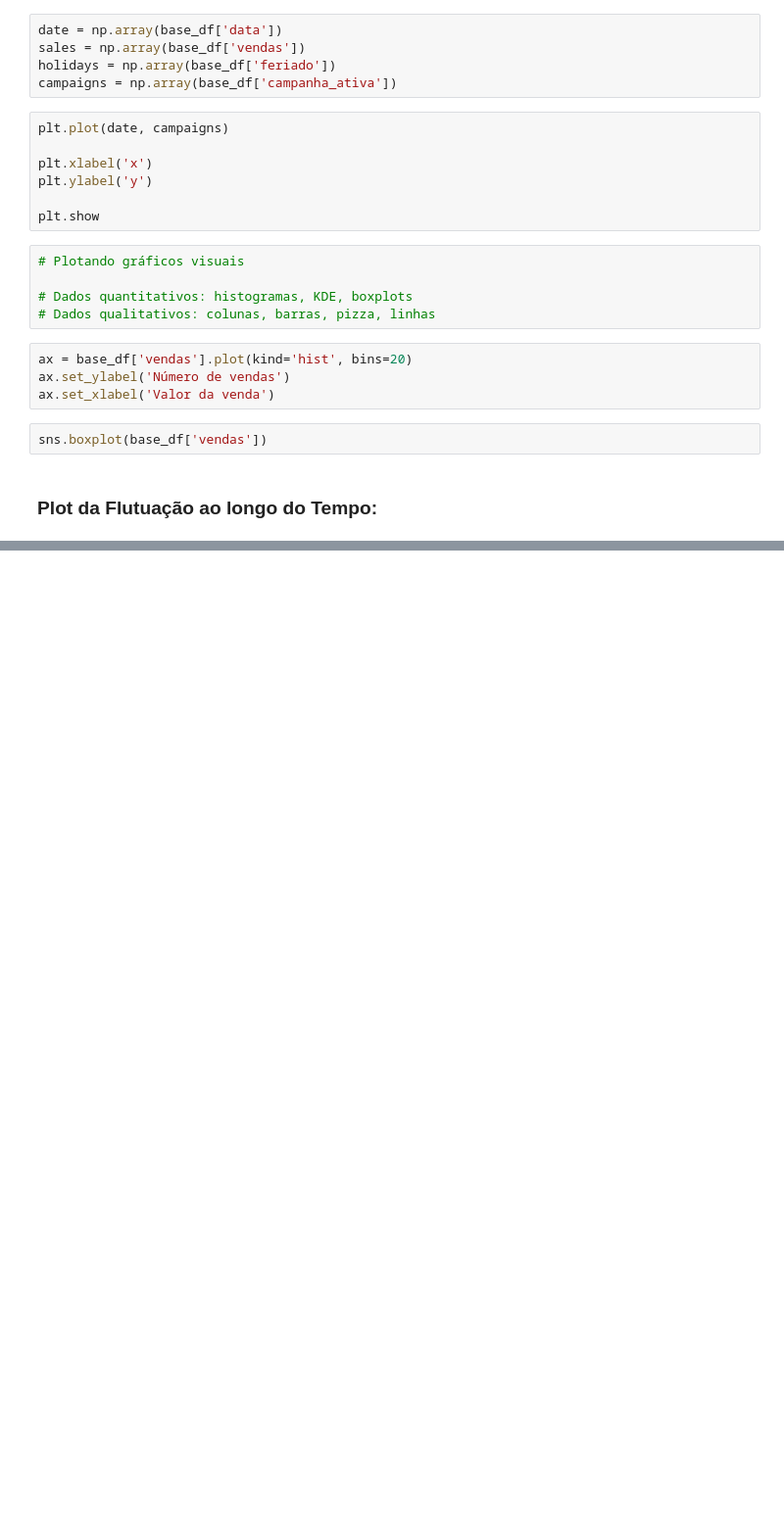
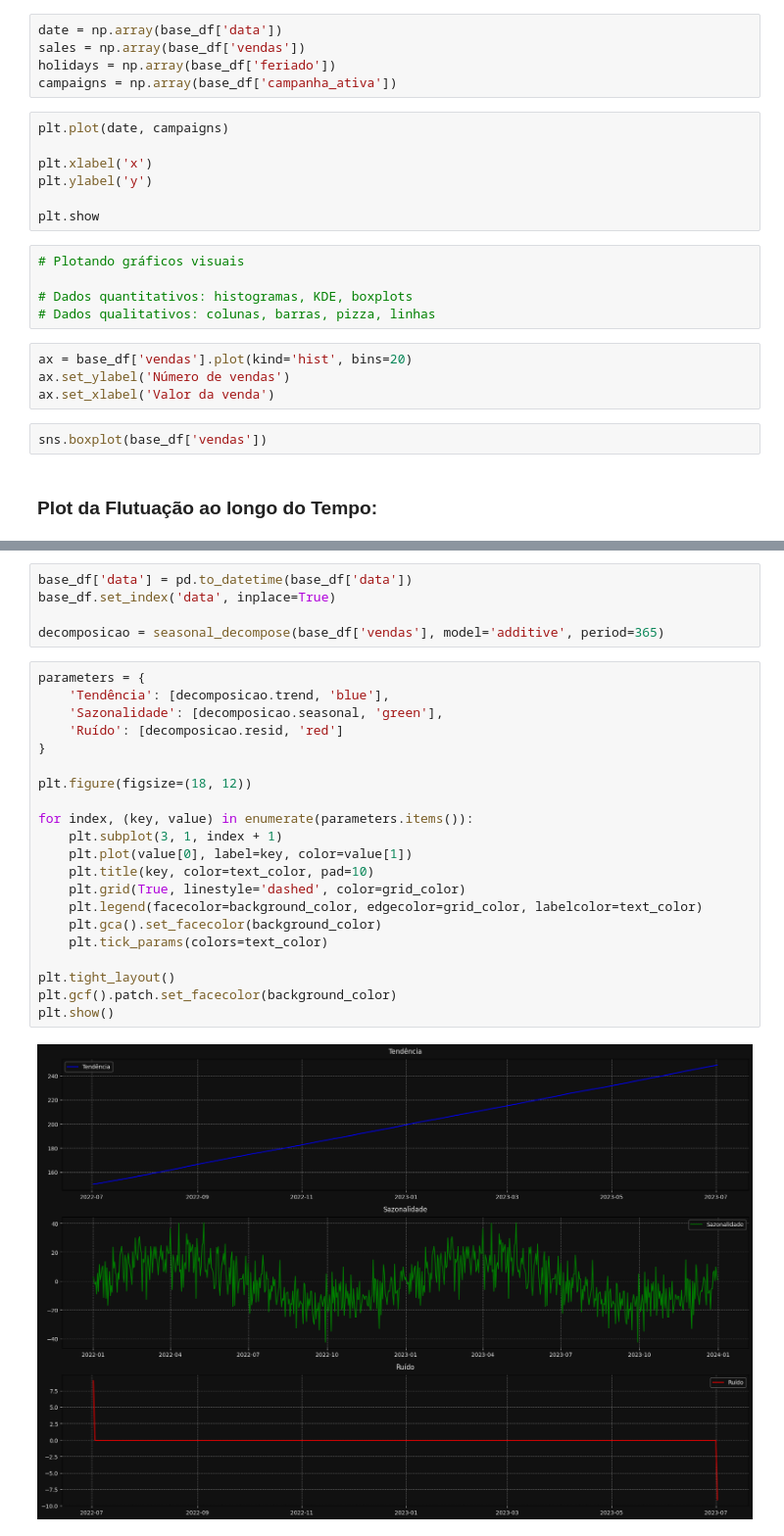
Before and after one commit to felpzreiz/quero-data-team-training, a Jupyter notebook: temporal-series-analysis/temporial_series.ipynb, the cells around one changed output, grey strips where cells are left out. Shown: that part at 98% size. Saved outputs shown, nothing was run; the diff lists cells and outputs as text; blank space fills up the shorter version.

```diff
--- a/temporal-series-analysis/temporial_series.ipynb
+++ b/temporal-series-analysis/temporial_series.ipynb
@@ -90,0 +112,28 @@ plt.gcf().patch.set_facecolor(background_color)
+# %%
+base_df['data'] = pd.to_datetime(base_df['data'])
+base_df.set_index('data', inplace=True)
+
+decomposicao = seasonal_decompose(base_df['vendas'], model='additive', period=365)
+# %%
+parameters = {
+    'Tendência': [decomposicao.trend, 'blue'],
+    'Sazonalidade': [decomposicao.seasonal, 'green'],
+    'Ruído': [decomposicao.resid, 'red']
+}
+
+plt.figure(figsize=(18, 12))
+
+for index, (key, value) in enumerate(parameters.items()):
+    plt.subplot(3, 1, index + 1)
+    plt.plot(value[0], label=key, color=value[1])
+    plt.title(key, color=text_color, pad=10)
+    plt.grid(True, linestyle='dashed', color=grid_color)
+    plt.legend(facecolor=background_color, edgecolor=grid_color, labelcolor=text_color)
+    plt.gca().set_facecolor(background_color)
+    plt.tick_params(colors=text_color)
+
+plt.tight_layout()
+plt.gcf().patch.set_facecolor(background_color)
+plt.show()
+# %% [output]
+[figure, added]
```
Also changed, not shown: parts of 4 cells of this notebook, 3 other files.
